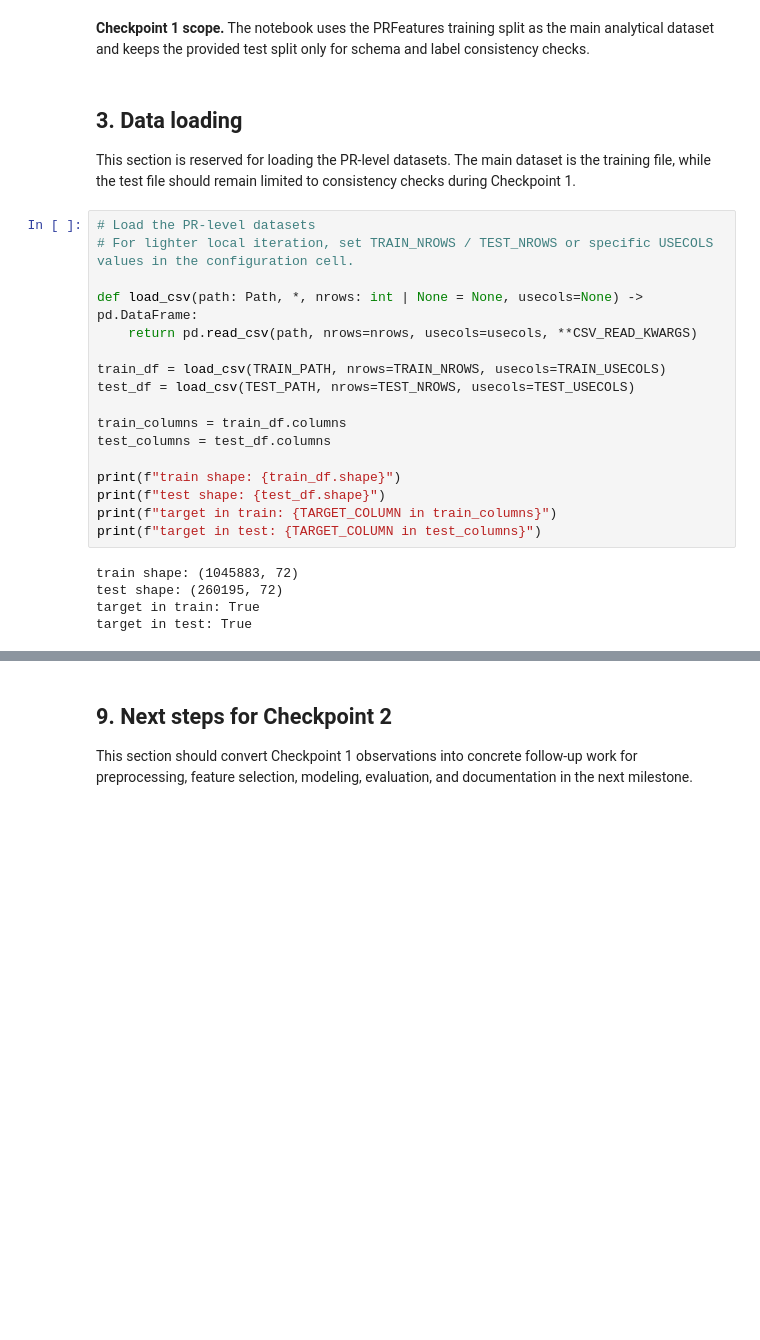
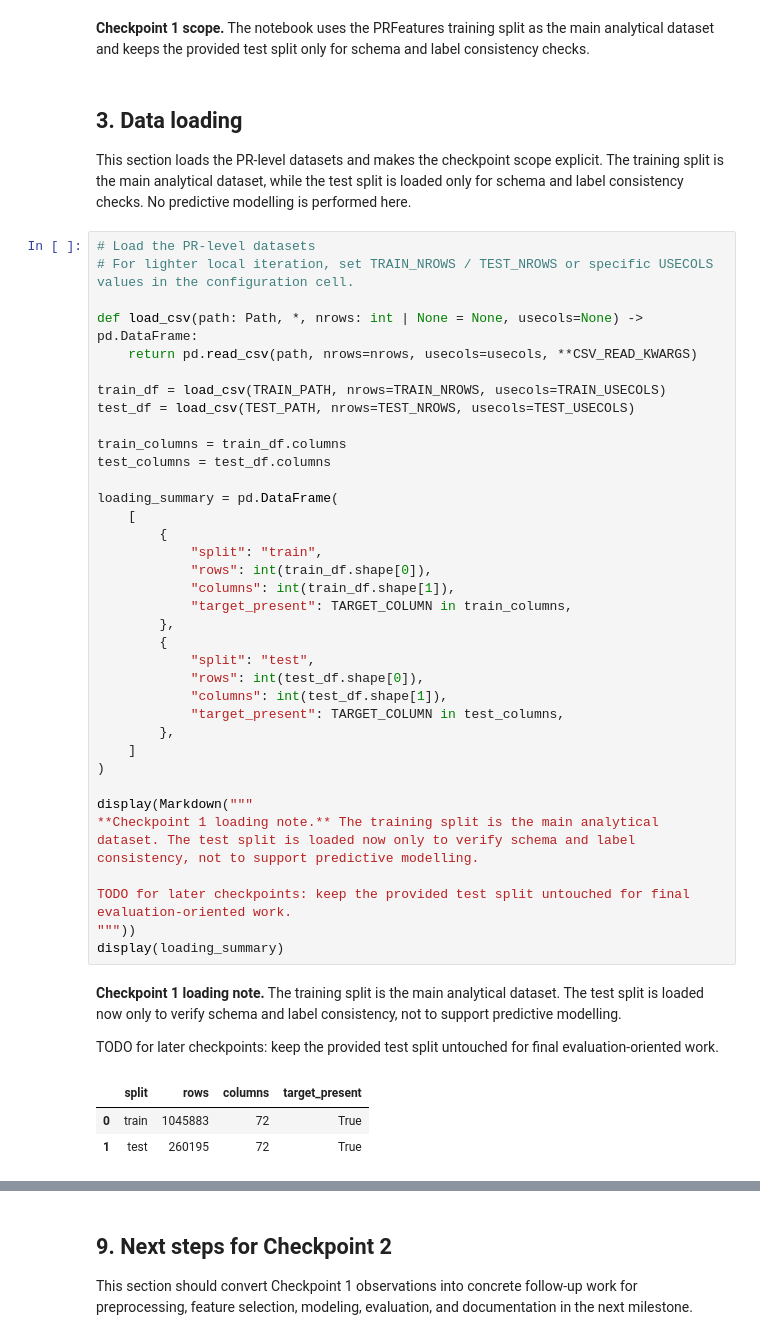
Before and after one commit to MahmoudMuhammedAli/ades-pr-merge-rate-predection, a Jupyter notebook: deliverables/checkpoint-1/checkpoint1_pr_merge_outcomes_skeleton.ipynb, the cells around one changed output, grey strips where cells are left out. Drawn from its saved outputs; the diff is of its cells as text; blank space fills up the shorter version.

```diff
--- a/deliverables/checkpoint-1/checkpoint1_pr_merge_outcomes_skeleton.ipynb
+++ b/deliverables/checkpoint-1/checkpoint1_pr_merge_outcomes_skeleton.ipynb
@@ -364,29 +365,51 @@ display(Markdown("""
 # %% [markdown]
 ## 3. Data loading
 
-This section is reserved for loading the PR-level datasets. The main dataset is the training file, while the test file should remain limited to consistency checks during Checkpoint 1.
+This section loads the PR-level datasets and makes the checkpoint scope explicit. The training split is the main analytical dataset, while the test split is loaded only for schema and label consistency checks. No predictive modelling is performed here.
 # %%
 # Load the PR-level datasets
 # For lighter local iteration, set TRAIN_NROWS / TEST_NROWS or specific USECOLS values in the configuration cell.
 
 def load_csv(path: Path, *, nrows: int | None = None, usecols=None) -> pd.DataFrame:
     return pd.read_csv(path, nrows=nrows, usecols=usecols, **CSV_READ_KWARGS)
 
 train_df = load_csv(TRAIN_PATH, nrows=TRAIN_NROWS, usecols=TRAIN_USECOLS)
 test_df = load_csv(TEST_PATH, nrows=TEST_NROWS, usecols=TEST_USECOLS)
 
 train_columns = train_df.columns
 test_columns = test_df.columns
 
-print(f"train shape: {train_df.shape}")
-print(f"test shape: {test_df.shape}")
-print(f"target in train: {TARGET_COLUMN in train_columns}")
-print(f"target in test: {TARGET_COLUMN in test_columns}")
+loading_summary = pd.DataFrame(
+    [
+        {
+            "split": "train",
+            "rows": int(train_df.shape[0]),
+            "columns": int(train_df.shape[1]),
+            "target_present": TARGET_COLUMN in train_columns,
+        },
+        {
+            "split": "test",
+            "rows": int(test_df.shape[0]),
+            "columns": int(test_df.shape[1]),
+            "target_present": TARGET_COLUMN in test_columns,
+        },
+    ]
+)
+
+display(Markdown("""
+**Checkpoint 1 loading note.** The training split is the main analytical dataset. The test split is loaded now only to verify schema and label consistency, not to support predictive modelling.
+
+TODO for later checkpoints: keep the provided test split untouched for final evaluation-oriented work.
+"""))
+display(loading_summary)
 # %% [output]
-train shape: (1045883, 72)
-test shape: (260195, 72)
-target in train: True
-target in test: True
+
+**Checkpoint 1 loading note.** The training split is the main analytical dataset. The test split is loaded now only to verify schema and label consistency, not to support predictive modelling.
+
+TODO for later checkpoints: keep the provided test split untouched for final evaluation-oriented work.
+|  | split | rows | columns | target_present |
+| 0 | train | 1045883 | 72 | True |
+| 1 | test | 260195 | 72 | True |
 # %% [markdown]
 ## 4. Schema and target audit
 
```
Also changed, not shown: parts of 13 cells of this notebook, 1 other file.
